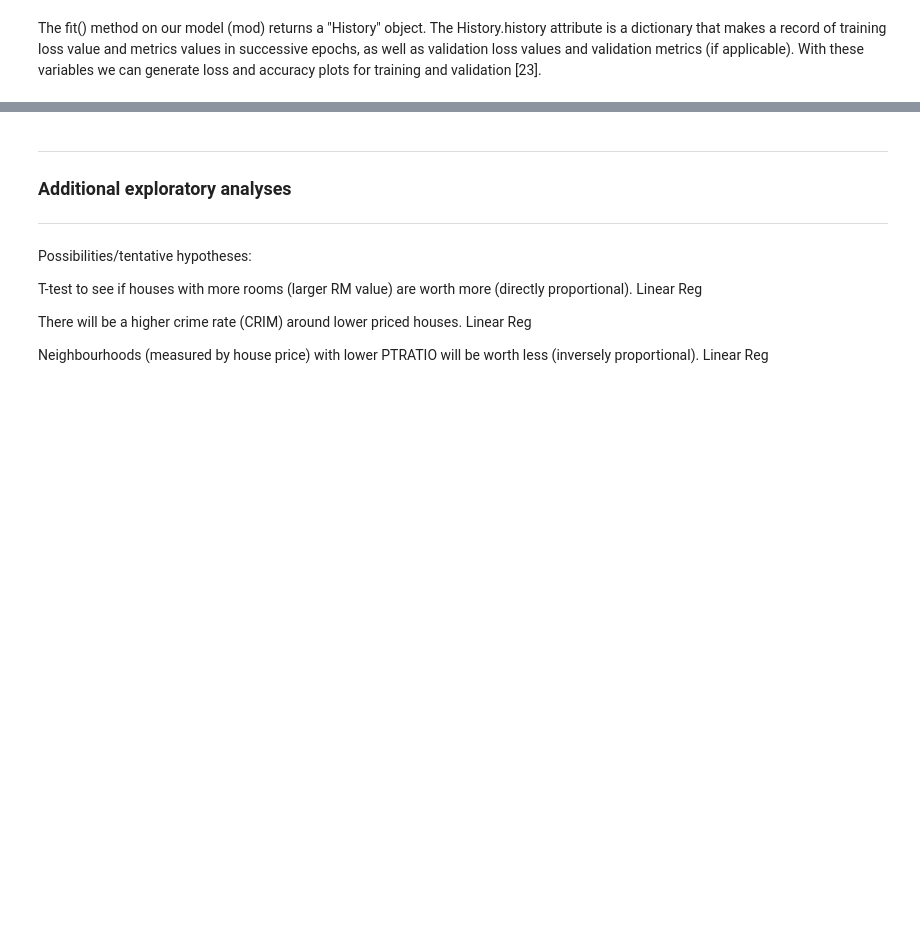
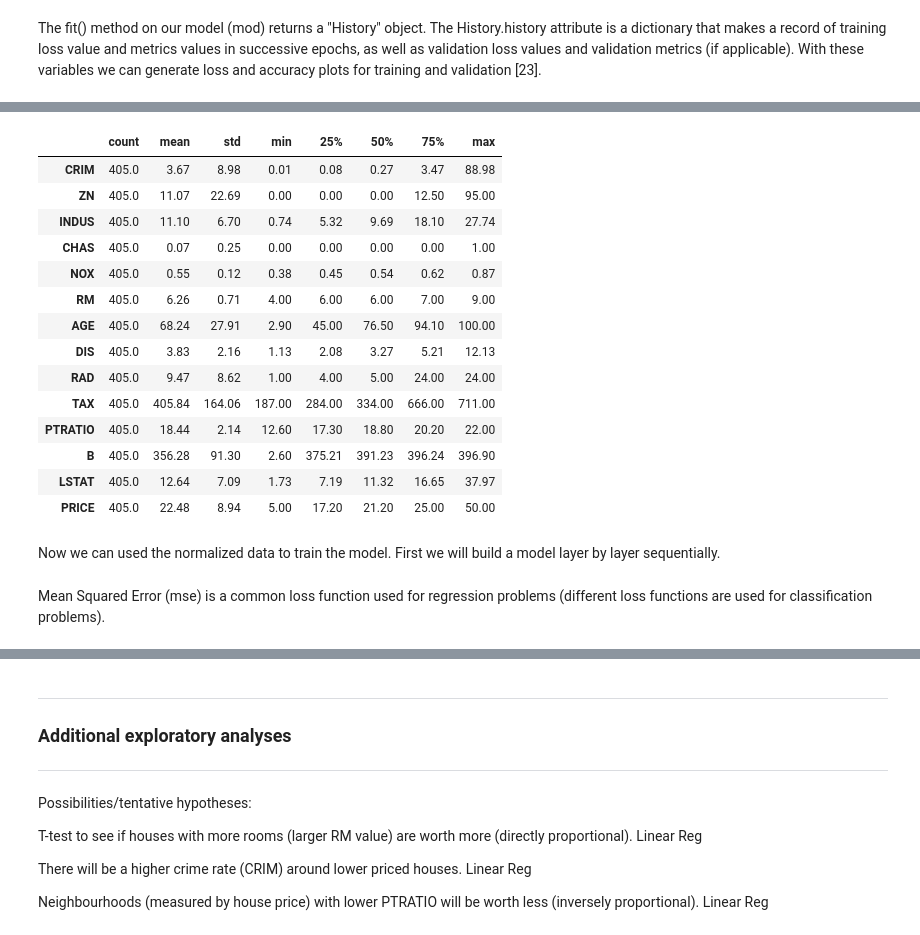
Before and after one commit to Datagatherer2357/Machine-Learning-and-Statistics-2019-Assessment, a Jupyter notebook: Machine-Learning-and-Statistics-2019-Assessment.ipynb, the cells around one changed output, grey strips where cells are left out. Drawn from its saved outputs; the diff is of its cells as text; code cells hidden in the pictures; blank space fills up the shorter version.

```diff
--- a/Machine-Learning-and-Statistics-2019-Assessment.ipynb
+++ b/Machine-Learning-and-Statistics-2019-Assessment.ipynb
@@ -1213,0 +1116,30 @@ plt.legend()
+# %%
+# [26]
+
+# RM, LSTAT, PTRATION, CHAS(maybe) - (Inputs)
+# PRICE (output)
+    # RM is the average number of rooms among homes in the neighborhood.
+    # LSTAT essentially measures neighbourhood poverty level as a percentage, i.e. the percentage of homeowners in the neighborhood considered "lower class" (working poor).
+    # PTRATIO is the ratio of students to teachers in primary and secondary schools in the neighborhood.
+
+plt.rcParams['figure.figsize'] = (10, 10)
+
+# Set x and y (inputs and output)
+boston['RM']= boston['RM'].round() # round room numbers for tidyness
+inputs = boston[['RM','LSTAT','PTRATIO']]
+#inputs
+
+output = boston['PRICE']
+#output
+
+# Split the data into train and test
+# So we can use the test set to evaluate our model
+
+# Make an 80/20 train/test partition:
+train_dataset = boston.sample(frac=0.8,random_state=0)
+# Isolate the testing set:
+test_dataset = boston.drop(train_dataset.index)
+
+# Check our train/test count:
+print(train_dataset.count())
+print(test_dataset.count())
@@ -1213,0 +1164,6 @@ plt.legend()
+# %%
+# Split our input (features) from our output (label)
+# We want our model to predict the label
+# Append PRICE variable to new sets:
+train_labels = train_dataset.pop('PRICE')
+test_labels = test_dataset.pop('PRICE')
@@ -1213,0 +1172,21 @@ plt.legend()
+# %%
+train_stats = train_dataset.describe()
+#train_stats.pop("PRICE")
+train_stats = train_stats.transpose()
+train_stats.round(2)
+# %% [output]
+|  | count | mean | std | min | 25% | 50% | 75% | max |
+| CRIM | 405.0 | 3.67 | 8.98 | 0.01 | 0.08 | 0.27 | 3.47 | 88.98 |
+| ZN | 405.0 | 11.07 | 22.69 | 0.00 | 0.00 | 0.00 | 12.50 | 95.00 |
+| INDUS | 405.0 | 11.10 | 6.70 | 0.74 | 5.32 | 9.69 | 18.10 | 27.74 |
+| CHAS | 405.0 | 0.07 | 0.25 | 0.00 | 0.00 | 0.00 | 0.00 | 1.00 |
+| NOX | 405.0 | 0.55 | 0.12 | 0.38 | 0.45 | 0.54 | 0.62 | 0.87 |
+| RM | 405.0 | 6.26 | 0.71 | 4.00 | 6.00 | 6.00 | 7.00 | 9.00 |
+| AGE | 405.0 | 68.24 | 27.91 | 2.90 | 45.00 | 76.50 | 94.10 | 100.00 |
+| DIS | 405.0 | 3.83 | 2.16 | 1.13 | 2.08 | 3.27 | 5.21 | 12.13 |
+| RAD | 405.0 | 9.47 | 8.62 | 1.00 | 4.00 | 5.00 | 24.00 | 24.00 |
+| TAX | 405.0 | 405.84 | 164.06 | 187.00 | 284.00 | 334.00 | 666.00 | 711.00 |
+| PTRATIO | 405.0 | 18.44 | 2.14 | 12.60 | 17.30 | 18.80 | 20.20 | 22.00 |
+| B | 405.0 | 356.28 | 91.30 | 2.60 | 375.21 | 391.23 | 396.24 | 396.90 |
+| LSTAT | 405.0 | 12.64 | 7.09 | 1.73 | 7.19 | 11.32 | 16.65 | 37.97 |
+| PRICE | 405.0 | 22.48 | 8.94 | 5.00 | 17.20 | 21.20 | 25.00 | 50.00 |
@@ -1213,0 +1200,2 @@ plt.legend()
+# %% [markdown]
+Now we can used the normalized data to train the model. First we will build a model layer by layer sequentially.
@@ -1213,0 +1216,2 @@ plt.legend()
+# %% [markdown]
+Mean Squared Error (mse) is a common loss function used for regression problems (different loss functions are used for classification problems).
```
Also changed, not shown: parts of 41 cells of this notebook.
